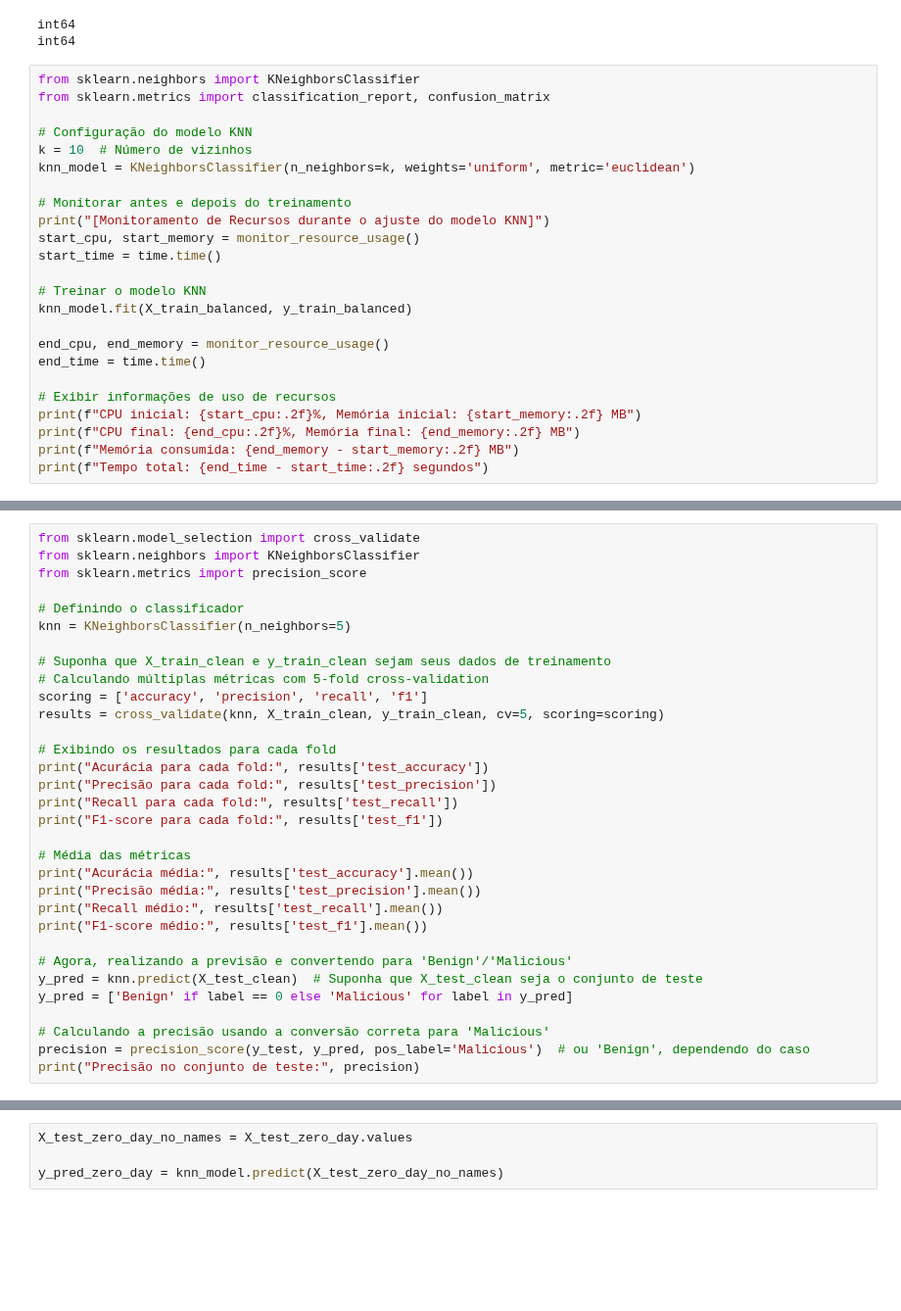
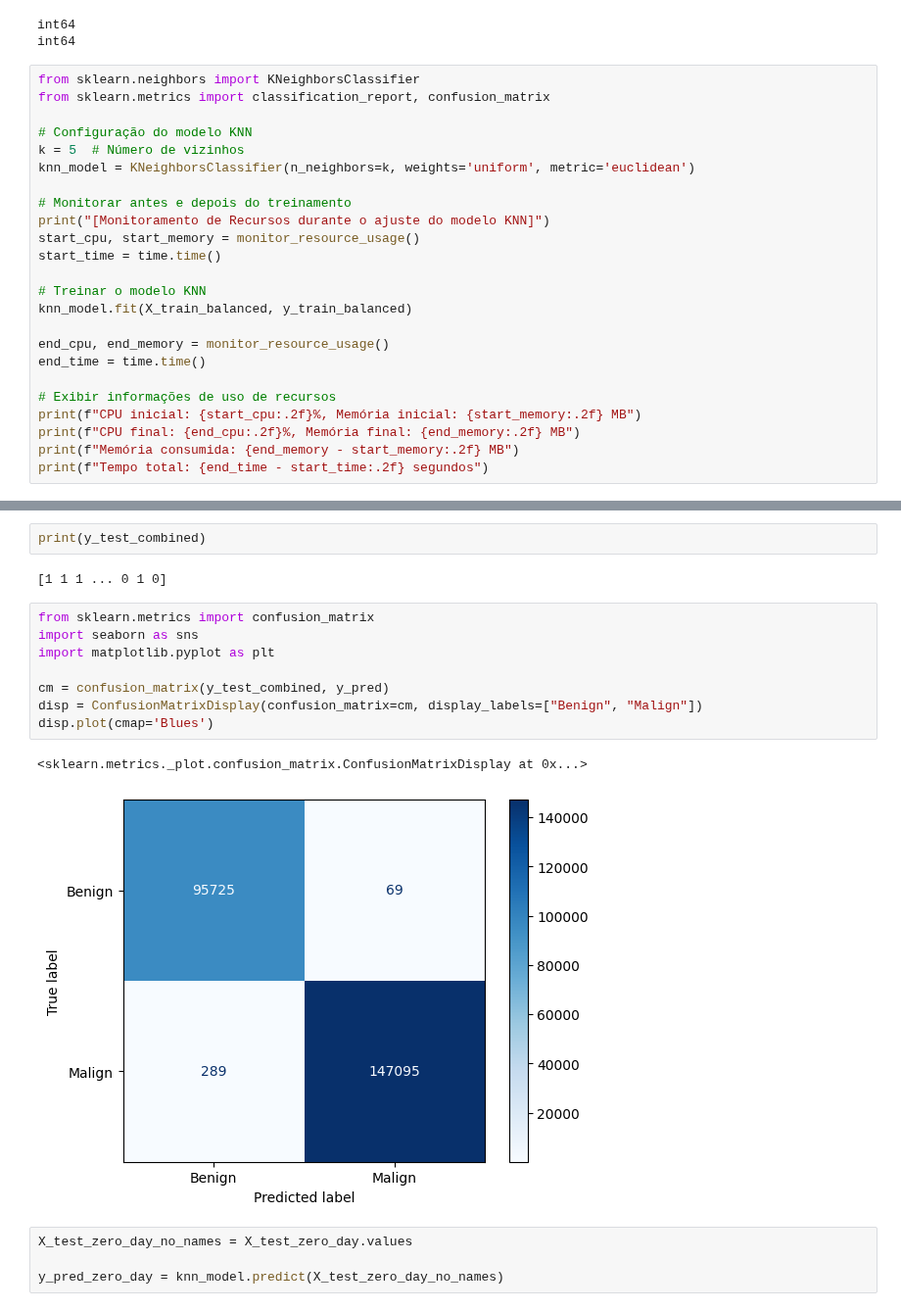
Before and after one commit to gabrieladamasceno/Attacks_5G, a Jupyter notebook: KNN_Zero_Day.ipynb, the cells around one changed output, grey strips where cells are left out. Shown at 98% size. Drawn from its saved outputs; the diff is of its cells as text; blank space fills up the shorter version.

```diff
--- a/KNN_Zero_Day.ipynb
+++ b/KNN_Zero_Day.ipynb
@@ -303,7 +296,7 @@ from sklearn.neighbors import KNeighborsClassifier
 from sklearn.metrics import classification_report, confusion_matrix
 
 # Configuração do modelo KNN
-k = 10  # Número de vizinhos
+k = 5  # Número de vizinhos
 knn_model = KNeighborsClassifier(n_neighbors=k, weights='uniform', metric='euclidean')
 
 # Monitorar antes e depois do treinamento
@@ -353,32 +357,0 @@ Tempo total: 47.25 segundos
-# %%
-from sklearn.model_selection import cross_validate
-from sklearn.neighbors import KNeighborsClassifier
-from sklearn.metrics import precision_score
-
-# Definindo o classificador
-knn = KNeighborsClassifier(n_neighbors=5)
-
-# Suponha que X_train_clean e y_train_clean sejam seus dados de treinamento
-# Calculando múltiplas métricas com 5-fold cross-validation
-scoring = ['accuracy', 'precision', 'recall', 'f1']
-results = cross_validate(knn, X_train_clean, y_train_clean, cv=5, scoring=scoring)
-
-# Exibindo os resultados para cada fold
-print("Acurácia para cada fold:", results['test_accuracy'])
-print("Precisão para cada fold:", results['test_precision'])
-print("Recall para cada fold:", results['test_recall'])
-print("F1-score para cada fold:", results['test_f1'])
-
-# Média das métricas
-print("Acurácia média:", results['test_accuracy'].mean())
-print("Precisão média:", results['test_precision'].mean())
-print("Recall médio:", results['test_recall'].mean())
-print("F1-score médio:", results['test_f1'].mean())
-
-# Agora, realizando a previsão e convertendo para 'Benign'/'Malicious'
-y_pred = knn.predict(X_test_clean)  # Suponha que X_test_clean seja o conjunto de teste
-y_pred = ['Benign' if label == 0 else 'Malicious' for label in y_pred]
-
-# Calculando a precisão usando a conversão correta para 'Malicious'
-precision = precision_score(y_test, y_pred, pos_label='Malicious')  # ou 'Benign', dependendo do caso
-print("Precisão no conjunto de teste:", precision)
@@ -454,3 +383,18 @@ plt.show()
+# %%
+print(y_test_combined)
+# %% [output]
+[1 1 1 ... 0 1 0]
+# %%
+from sklearn.metrics import confusion_matrix
+import seaborn as sns
+import matplotlib.pyplot as plt
+
+cm = confusion_matrix(y_test_combined, y_pred)
+disp = ConfusionMatrixDisplay(confusion_matrix=cm, display_labels=["Benign", "Malign"])
+disp.plot(cmap='Blues')
+# %% [output]
+<sklearn.metrics._plot.confusion_matrix.ConfusionMatrixDisplay at 0x...>
+[figure, added]
 # %%
 X_test_zero_day_no_names = X_test_zero_day.values
 
```
Also changed, not shown: parts of 17 cells of this notebook.
